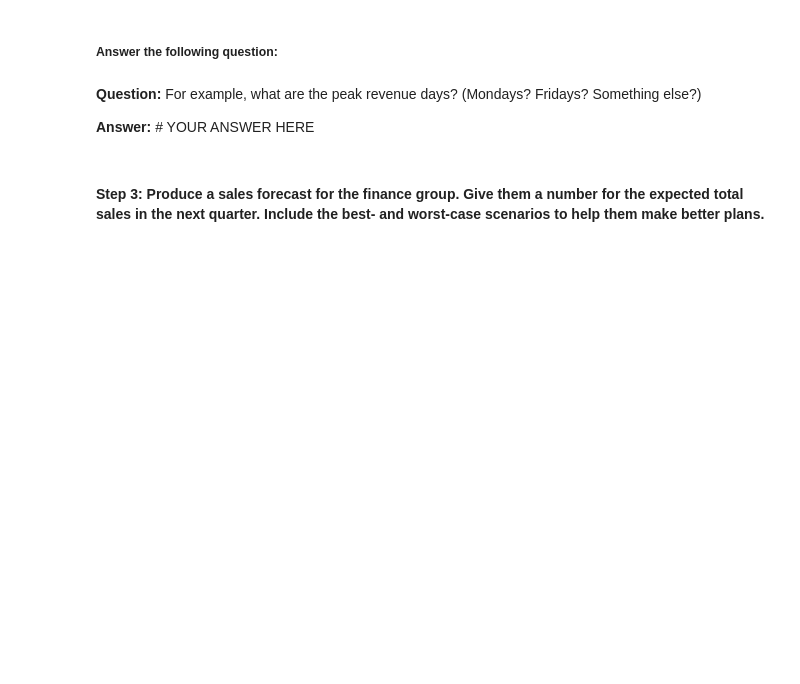
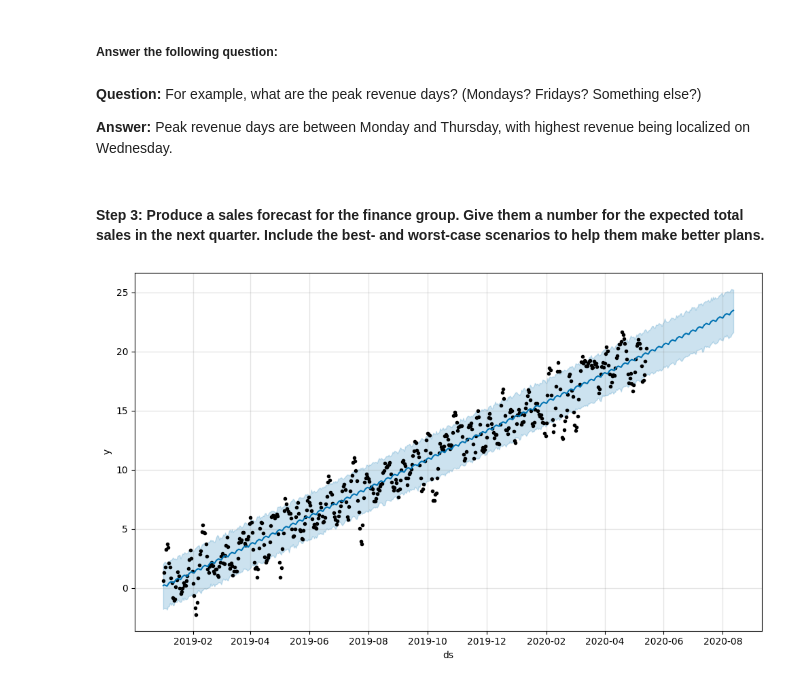
Before and after one commit to marc-martinez1/time_series_analysis_demo, a Jupyter notebook: forecasting_net_prophet.ipynb, the cells around one changed output. Cells and saved outputs as stored; diff of their text form; code cells hidden in the pictures; blank space fills up the shorter version.

```diff
--- a/forecasting_net_prophet.ipynb
+++ b/forecasting_net_prophet.ipynb
@@ -732,11 +800,13 @@ mercado_sales_prophet_forecast = # YOUR CODE HERE
 # %% [markdown]
 **Question:** For example, what are the peak revenue days? (Mondays? Fridays? Something else?)
 
-**Answer:** # YOUR ANSWER HERE
+**Answer:** Peak revenue days are between Monday and Thursday, with highest revenue being localized on Wednesday.
 # %% [markdown]
 #### Step 3: Produce a sales forecast for the finance group. Give them a number for the expected total sales in the next quarter. Include the best- and worst-case scenarios to help them make better plans.
 # %%
 # Plot the predictions for the Mercado sales
-# YOUR CODE HERE
+fig3=mercado_sales_prophet_model.plot(mercado_sales_prophet_forecast)
+# %% [output]
+[figure, added]
 # %%
 # For the mercado_sales_prophet_forecast DataFrame, set the ds column as the DataFrame Index
```
Also changed, not shown: parts of 11 cells of this notebook.
